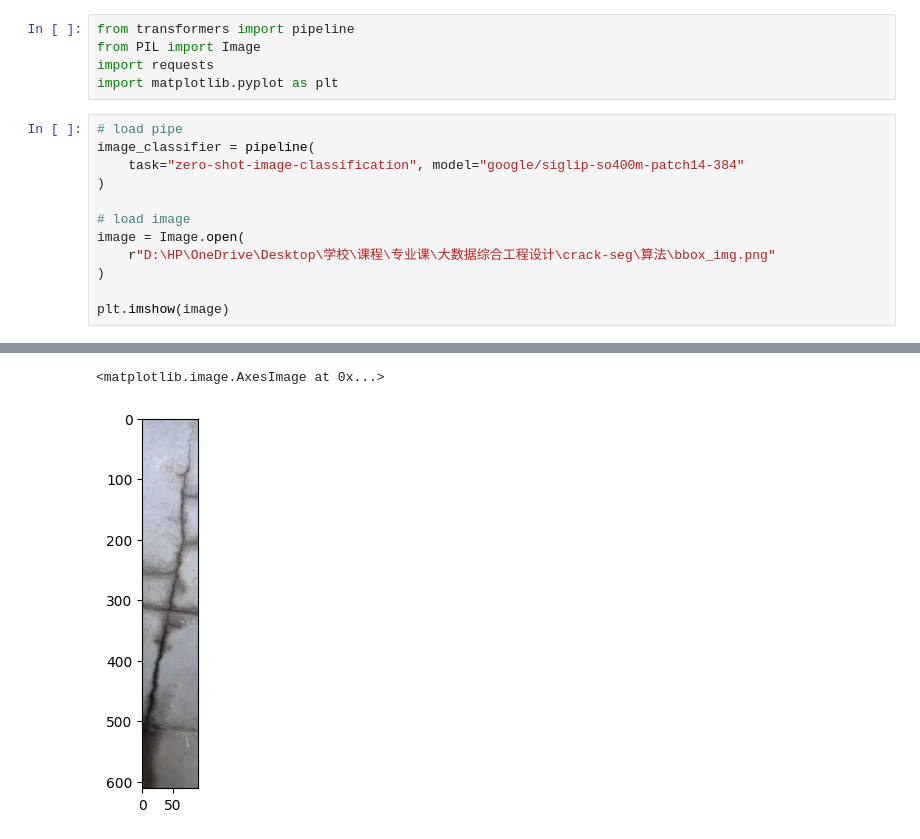
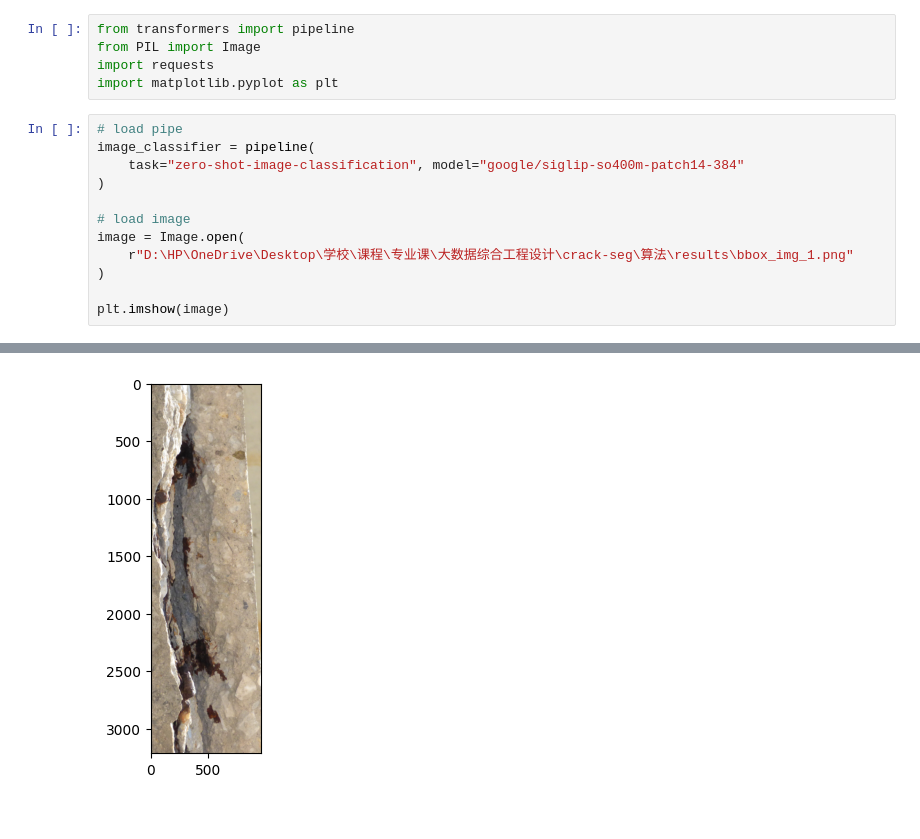
Before and after one commit to George-Zheng-1013/crack-seg, a Jupyter notebook: 算法/clip.ipynb, the cells around one changed output, grey strips where cells are left out. Saved outputs shown, nothing was run; the diff lists cells and outputs as text.

```diff
--- a/算法/clip.ipynb
+++ b/算法/clip.ipynb
@@ -11,7 +11,7 @@ image_classifier = pipeline(
 
 # load image
 image = Image.open(
-    r"D:\HP\OneDrive\Desktop\学校\课程\专业课\大数据综合工程设计\crack-seg\算法\bbox_img.png"
+    r"D:\HP\OneDrive\Desktop\学校\课程\专业课\大数据综合工程设计\crack-seg\算法\results\bbox_img_1.png"
 )
 
 plt.imshow(image)
@@ -20,5 +20,4 @@ Warning: You are sending unauthenticated requests to the HF Hub. Please set a HF
-<matplotlib.image.AxesImage at 0x...>
-[figure, old version]
+[figure, new version]
 # %%
 # inference
 outputs = image_classifier(
```
Also changed, not shown: parts of 2 cells of this notebook.
